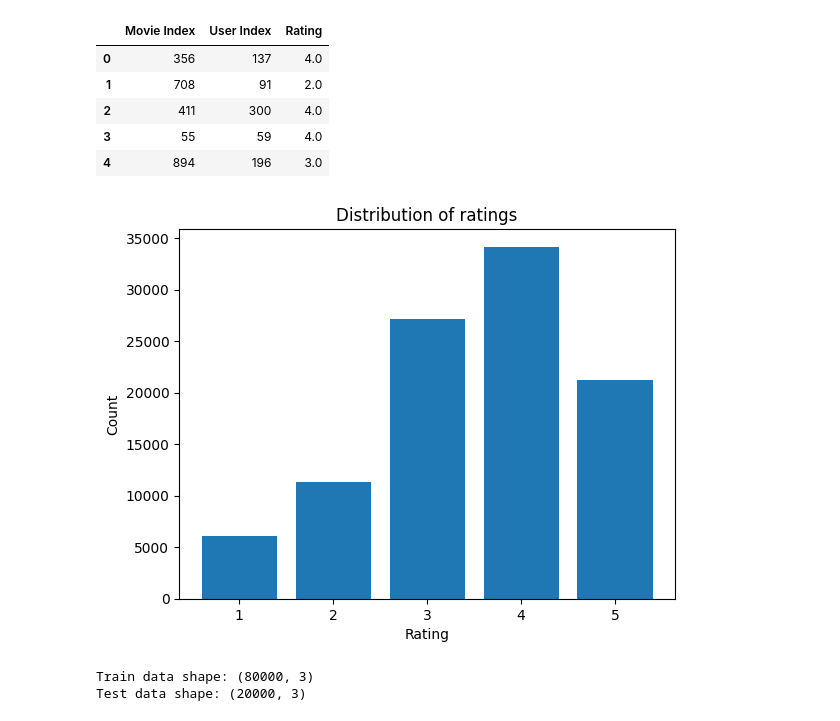
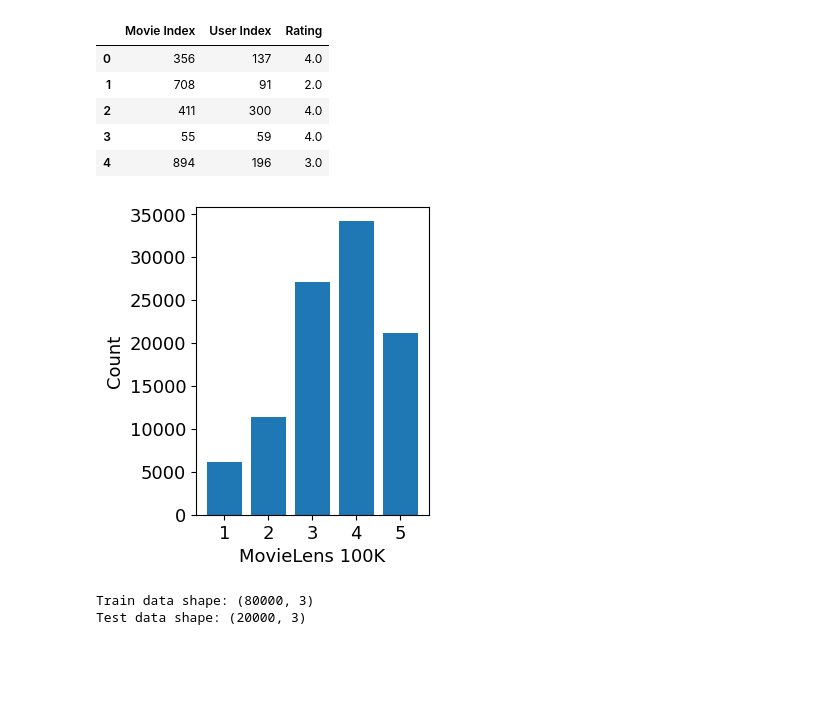
Before and after one commit to minhtuan27/master-thesis, a Jupyter notebook: Experiment/movielens100k.ipynb, the cells around one changed output. Drawn from its saved outputs; the diff is of its cells as text; code cells hidden in the pictures; blank space fills up the shorter version.

```diff
--- a/Experiment/movielens100k.ipynb
+++ b/Experiment/movielens100k.ipynb
@@ -40,14 +40,16 @@ dataset.head()
 | 4 | 894 | 196 | 3.0 |
 # %%
 # Plot the distribution of ratings
+plt.figure(figsize=(3, 4))
 rating_counts = dataset['Rating'].value_counts().sort_index()
 plt.bar(rating_counts.index, rating_counts.values)
-plt.title('Distribution of ratings')
-plt.xlabel('Rating')
-plt.ylabel('Count')
+plt.xticks(rating_counts.index, fontsize=13)
+plt.yticks(fontsize=13)
+plt.xlabel('MovieLens 100K', fontsize=13)
+plt.ylabel('Count', fontsize=13)
 plt.show()
 # %% [output]
-[figure, old version]
+[figure, new version]
 # %%
 # Split the train and validation data
 train_data, test_data = train_test_split(dataset, test_size=0.2, random_state=42)
```
Also changed, not shown: parts of 3 cells of this notebook, 7 other files.
